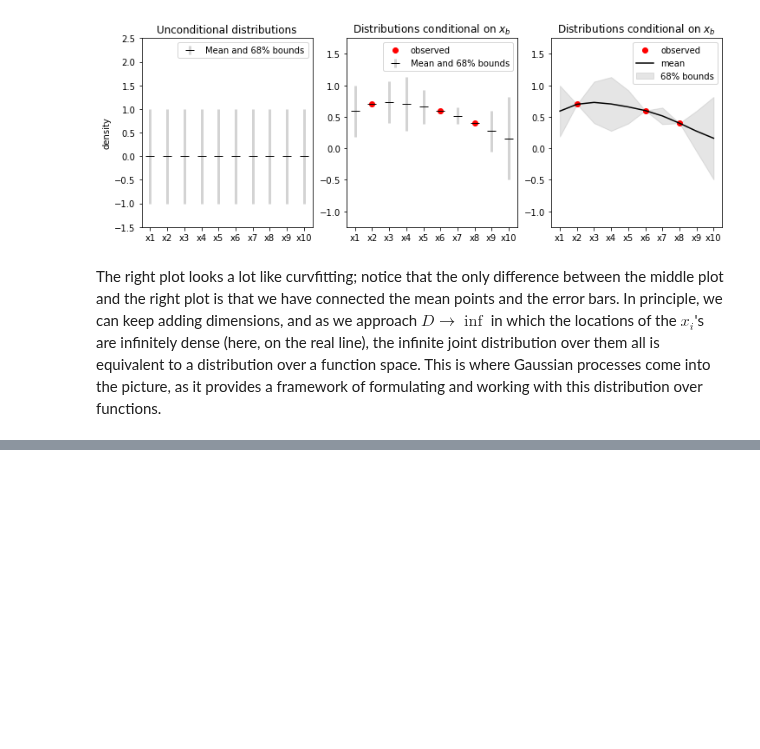
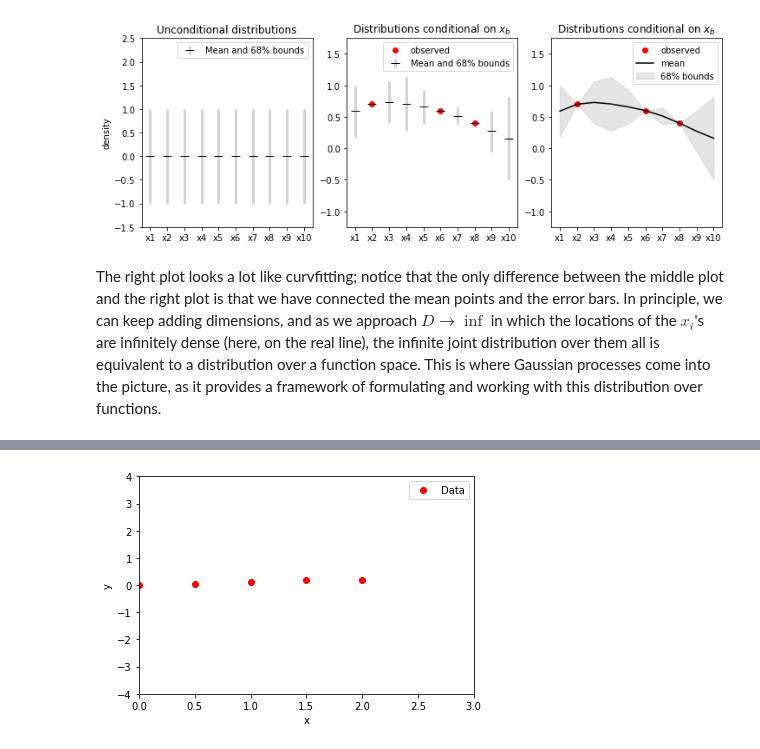
Before and after one commit to SebastianGlavind/PhD-study, a Jupyter notebook: Gaussian-processes/GPintro_intuitive.ipynb, the cells around one changed output, grey strips where cells are left out. Drawn from its saved outputs; the diff is of its cells as text; code cells hidden in the pictures; blank space fills up the shorter version.

```diff
--- a/Gaussian-processes/GPintro_intuitive.ipynb
+++ b/Gaussian-processes/GPintro_intuitive.ipynb
@@ -456,0 +467,19 @@ The right plot looks a lot like curvfitting; notice that the only difference bet
+# %%
+np.random.seed(42)
+std_y = 0.025
+x = np.arange(0,2.5,0.5); nX = len(x);
+y = np.array([0, 0.04, 0.11, 0.15, 0.21]) + np.random.normal(0,std_y,nX)
+# %%
+def plot_training_data(x,y):
+    plt.plot(x,y,'or')
+    plt.xlabel('x')
+    plt.ylabel('y')
+    plt.xlim([0,3])
+    plt.ylim([-4,4])
+
+plt.figure()
+plot_training_data(x,y)
+plt.legend(['Data'])
+plt.show()
+# %% [output]
+[figure, added]
```
Also changed, not shown: parts of 13 cells of this notebook.
